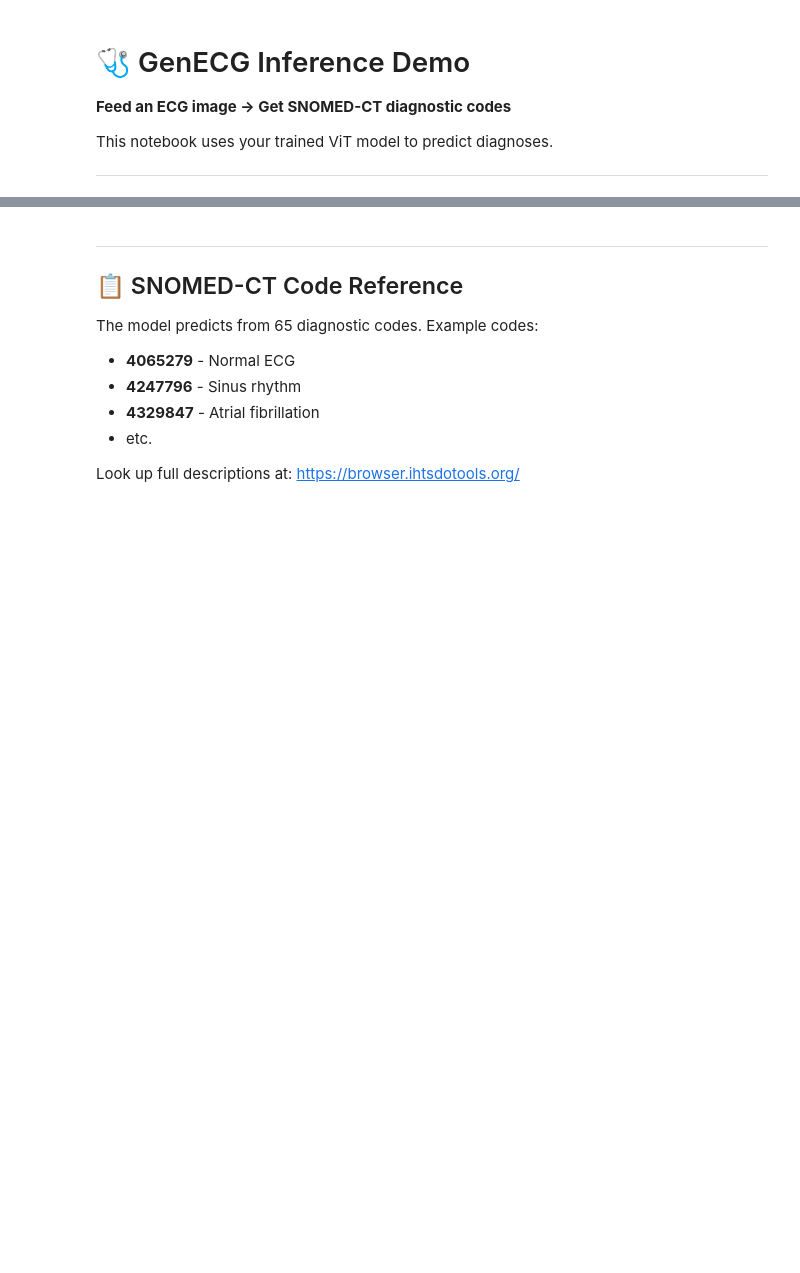
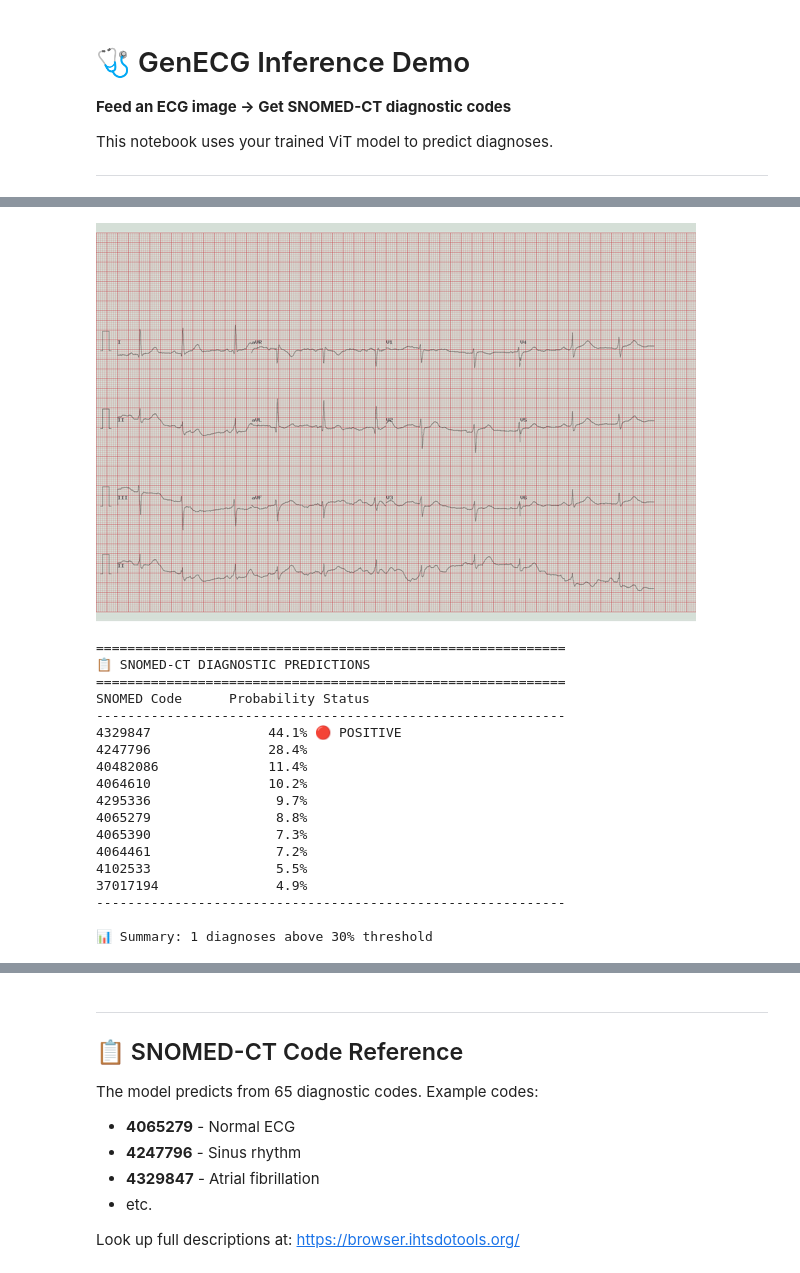
Before and after one commit to NooruldeenTaffar/GenECG-Diagnostic, a Jupyter notebook: notebooks/GenECG_Inference_Demo.ipynb, the cells around one changed output, grey strips where cells are left out. Saved outputs shown, nothing was run; the diff lists cells and outputs as text; code cells hidden in the pictures; blank space fills up the shorter version.

```diff
--- a/notebooks/GenECG_Inference_Demo.ipynb
+++ b/notebooks/GenECG_Inference_Demo.ipynb
@@ -96,11 +134,31 @@ probs = predict_ecg(test_image, top_k=10, threshold=0.3)
 # %%
 # 🔍 TEST ON ANOTHER IMAGE
-test_image2 = "data/Raw/GenECG/Dataset_A_ECGs_without_imperfections/00000/00050_hr_1R.png"
+test_image2 = "data/Raw/GenECG/Dataset_A_ECGs_without_imperfections/images/00050_hr_1R.png"
 
 img = Image.open(test_image2)
 display(img.resize((600, 400)))
 
 probs = predict_ecg(test_image2, top_k=10, threshold=0.3)
+# %% [output]
+[figure, added]
+============================================================
+📋 SNOMED-CT DIAGNOSTIC PREDICTIONS
+============================================================
+SNOMED Code      Probability Status
+------------------------------------------------------------
+4329847               44.1% 🔴 POSITIVE
+4247796               28.4%
+40482086              11.4%
+4064610               10.2%
+4295336                9.7%
+4065279                8.8%
+4065390                7.3%
+4064461                7.2%
+4102533                5.5%
+37017194               4.9%
+------------------------------------------------------------
+
+📊 Summary: 1 diagnoses above 30% threshold
 # %%
 # 📤 UPLOAD YOUR OWN ECG IMAGE
 from google.colab import files
```
Also changed, not shown: parts of 4 cells of this notebook, 1 other file.
